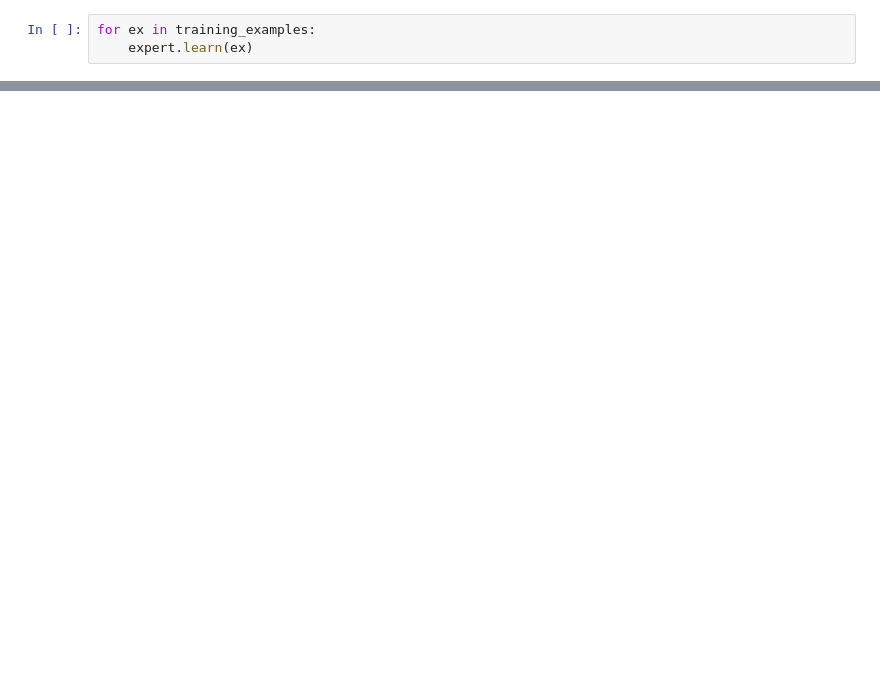
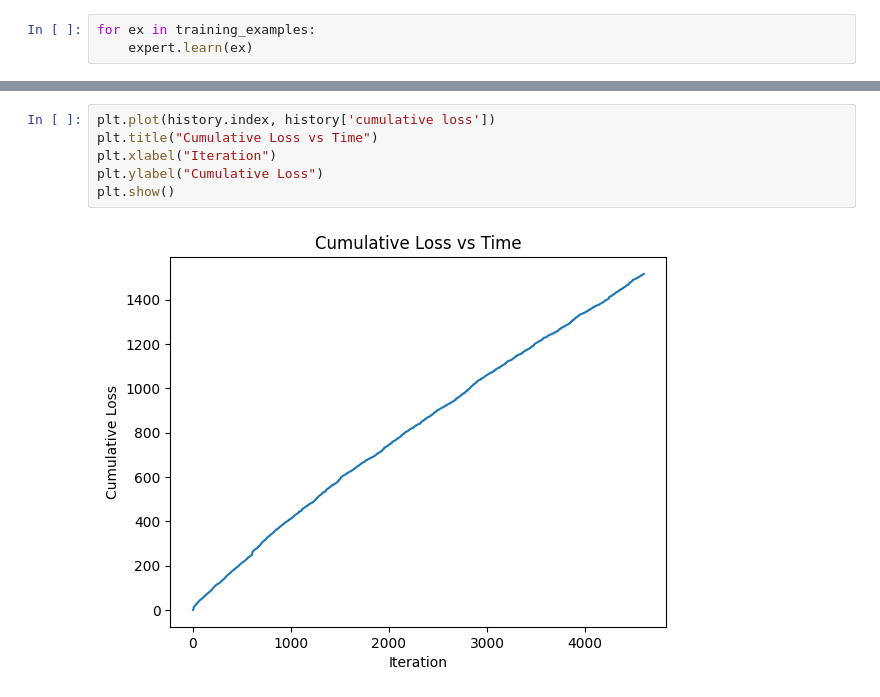
Before and after one commit to NickyDCFP/ExpertAdviceOnlineLearning, a Jupyter notebook: Spambase/expert_visualization.ipynb, the cells around one changed output, grey strips where cells are left out. Drawn from its saved outputs; the diff is of its cells as text; blank space fills up the shorter version.

```diff
--- a/Spambase/expert_visualization.ipynb
+++ b/Spambase/expert_visualization.ipynb
@@ -47,2 +38,10 @@ plt.show()
+# %%
+plt.plot(history.index, history['cumulative loss'])
+plt.title("Cumulative Loss vs Time")
+plt.xlabel("Iteration")
+plt.ylabel("Cumulative Loss")
+plt.show()
+# %% [output]
+[figure, added]
 # %%
 for col in weight_df.columns:
```
Also changed, not shown: parts of 5 cells of this notebook, 4 other files.
